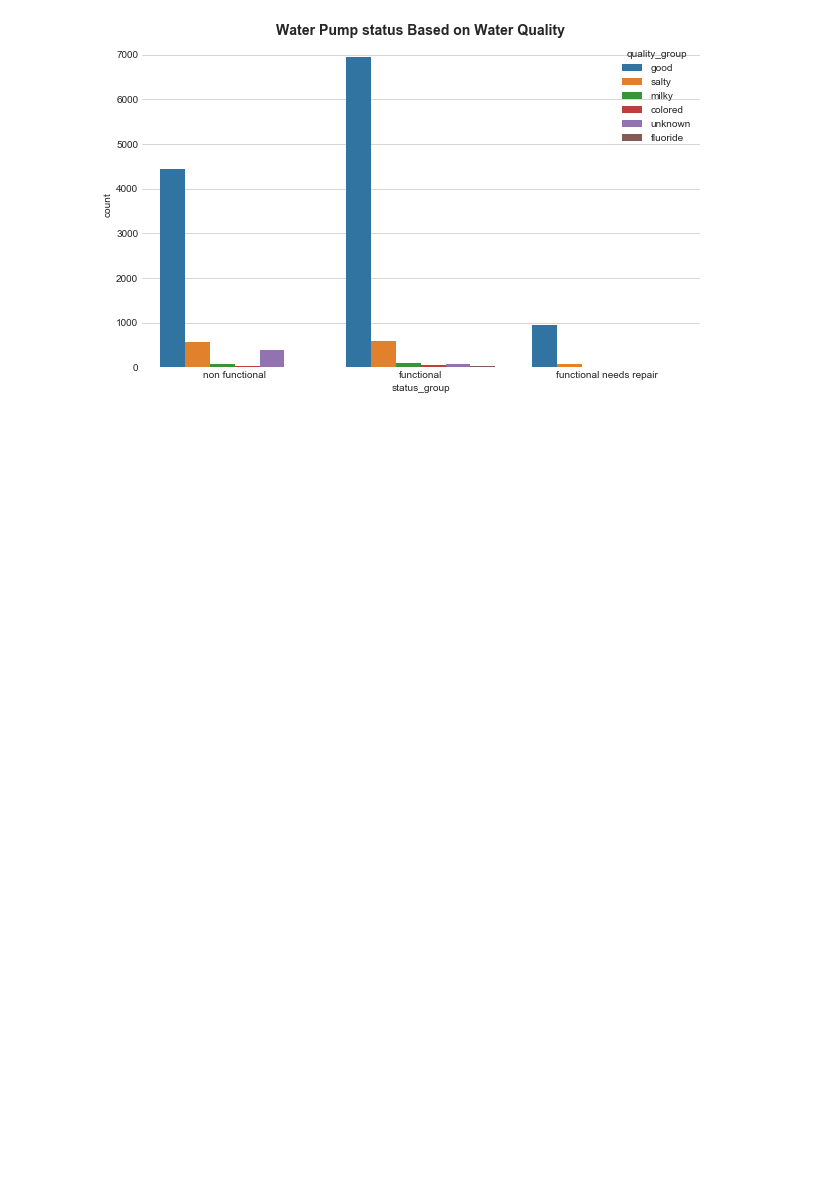
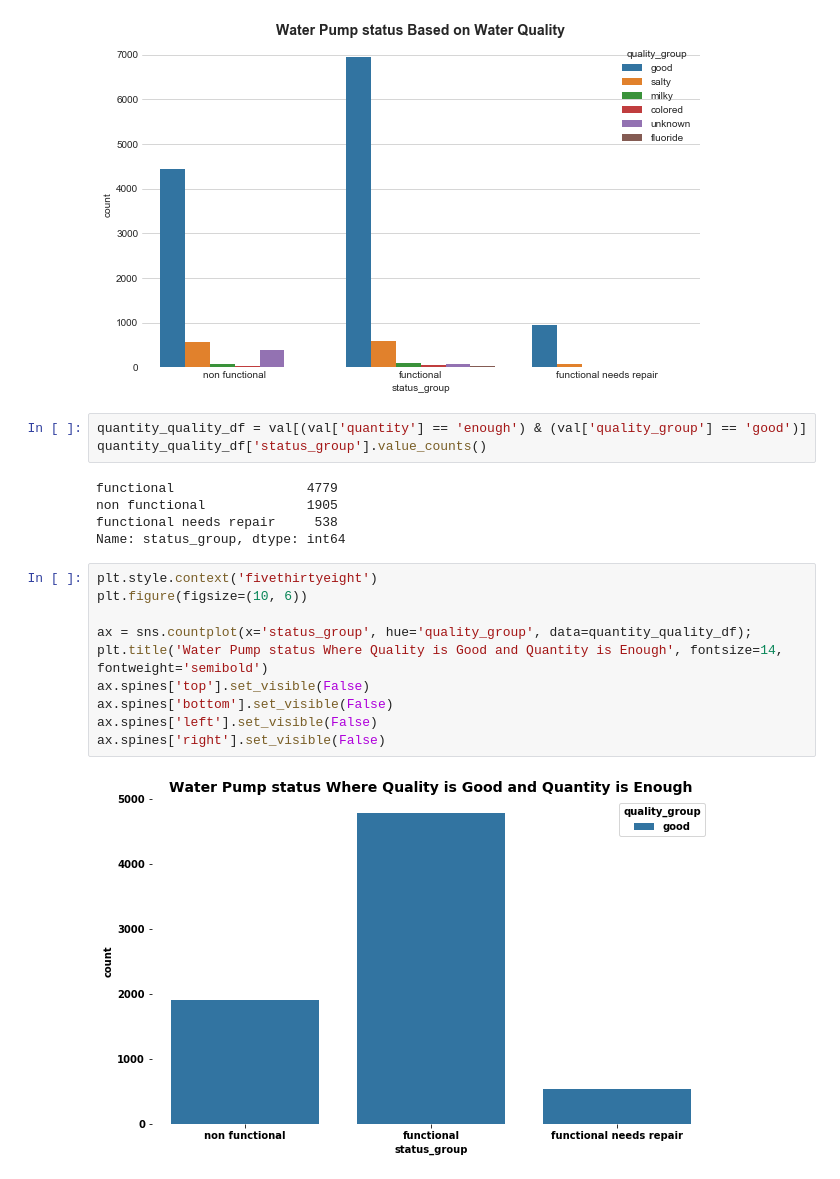
Before and after one commit to JLDaniel77/Water-Pump-Project, a Jupyter notebook: Water_Pump_Project_Visualizations_Notebook.ipynb, the cells around one changed output. Cells and saved outputs as stored; diff of their text form; blank space fills up the shorter version.

Commit message:
Added new visuals

```diff
--- a/Water_Pump_Project_Visualizations_Notebook.ipynb
+++ b/Water_Pump_Project_Visualizations_Notebook.ipynb
@@ -414,3 +414,23 @@ ax.spines['left'].set_visible(False)
 ax.spines['right'].set_visible(False)
 # %% [output]
 [figure]
+# %%
+quantity_quality_df = val[(val['quantity'] == 'enough') & (val['quality_group'] == 'good')]
+quantity_quality_df['status_group'].value_counts()
+# %% [output]
+functional                 4779
+non functional             1905
+functional needs repair     538
+Name: status_group, dtype: int64
+# %%
+plt.style.context('fivethirtyeight')
+plt.figure(figsize=(10, 6))
+
+ax = sns.countplot(x='status_group', hue='quality_group', data=quantity_quality_df);
+plt.title('Water Pump status Where Quality is Good and Quantity is Enough', fontsize=14, fontweight='semibold')
+ax.spines['top'].set_visible(False)
+ax.spines['bottom'].set_visible(False)
+ax.spines['left'].set_visible(False)
+ax.spines['right'].set_visible(False)
+# %% [output]
+[figure, added]
```
